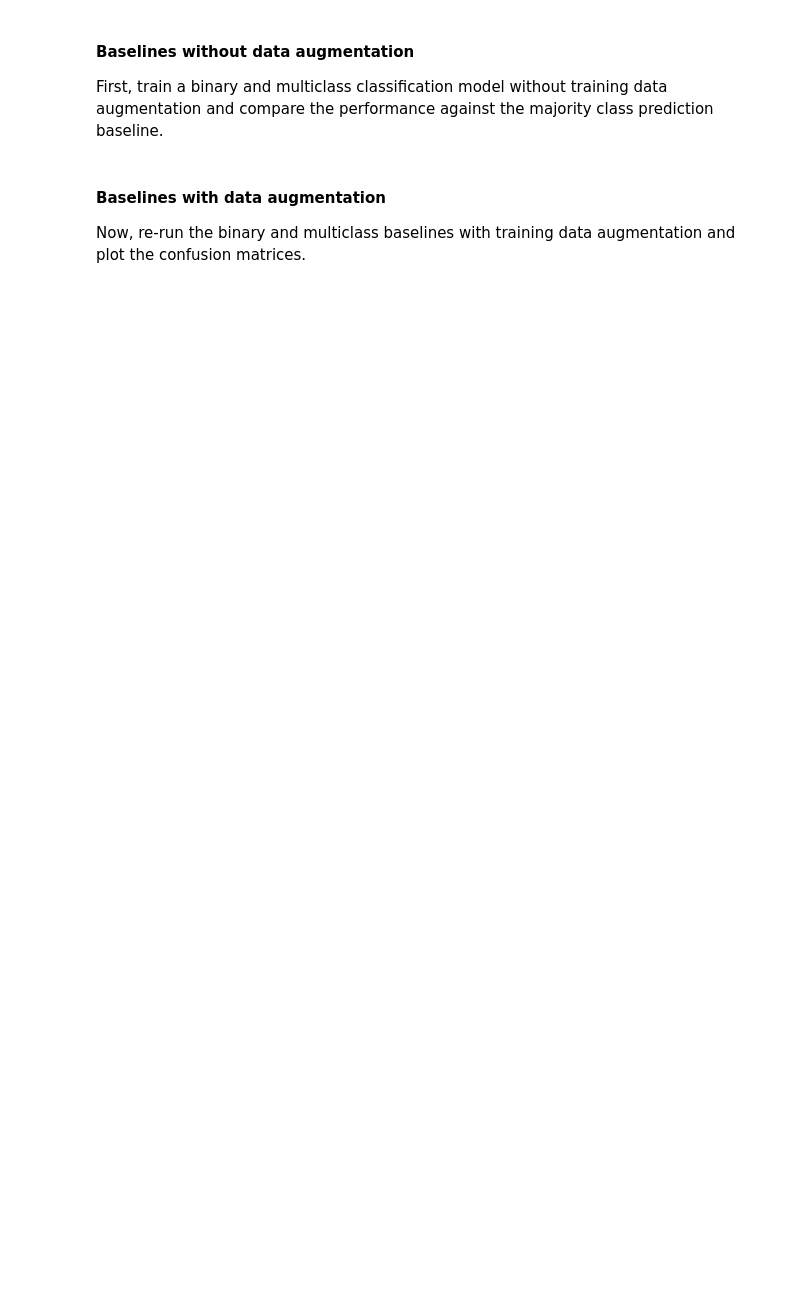
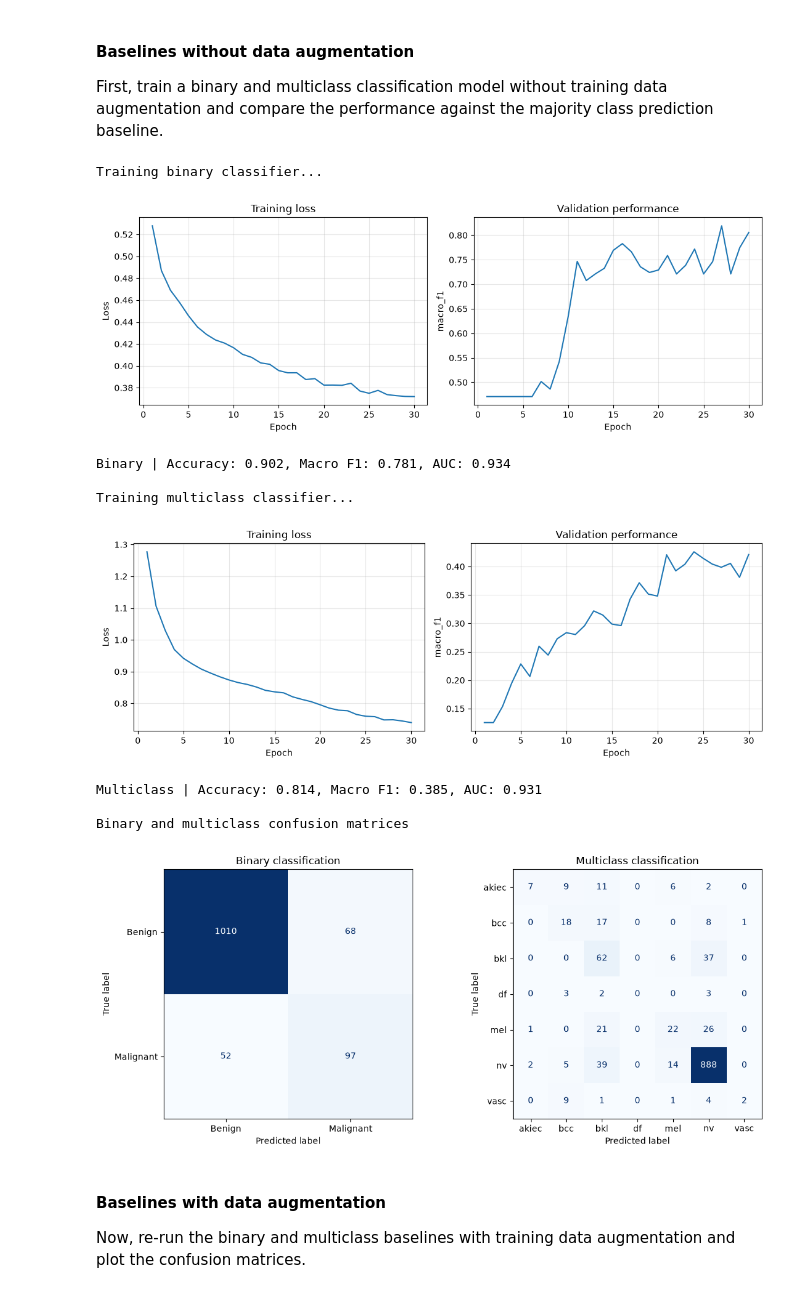
Before and after one commit to Catfish16/WS26ML_EX1, a Jupyter notebook: dermamnist_classification_group_N.ipynb, the cells around one changed output. Cells and saved outputs as stored; diff of their text form; code cells hidden in the pictures; blank space fills up the shorter version.

```diff
--- a/dermamnist_classification_group_N.ipynb
+++ b/dermamnist_classification_group_N.ipynb
@@ -315,6 +330,8 @@ class CustomDataset(Dataset):
     def __getitem__(self, index):
         image = self.images[index]
         label = self.labels[index]
+
+        return image, label
 
 
 def split_to_tensors(split_name, label_key):
@@ -386,17 +403,36 @@ device: cpu
 
 The [torch.nn](https://docs.pytorch.org/docs/2.14/nn.html) namespace provides all the building blocks to build a neural network. As a baseline model, define your own CNN classifier. Think about what layers to include and in what order.
 # %%
+# Note also tested adding one more conv layer with maintained dimeension but it didn't really improve the performance in fact for augmented MC it worsened the performance,
 class SmallCNN(nn.Module):
     def __init__(self, input_size, n_channels, n_outputs):
         super().__init__()
         # Define the convolutional feature extractor and classification head.
-        ## Convolutional feature extractor
+        ## Convolutional feature extractor ##
+        # sequential container executes modules in the order defined
+        self.features = nn.Sequential(
+            # padding with kernel size preserves 28x28 size
+            nn.Conv2d(in_channels=n_channels, out_channels=32, kernel_size=3, padding=1),
+            nn.ReLU(),
+            # output w/h = 14x14
+            nn.MaxPool2d(kernel_size=2, stride=2),
 
+            nn.Conv2d(in_channels=32, out_channels=64, kernel_size=3, padding=1),
+            nn.ReLU(),
+            # output w/h = 7x7
+            nn.MaxPool2d(kernel_size=2, stride=2),
+        )
         ## Classification head
+        self.classifier = nn.Sequential(
+            nn.Flatten(),
+            nn.Linear(in_features=64 * 7 * 7, out_features=n_outputs),
+        )
 
     def forward(self, images):
-        # TODO: Implement the forward pass.
-        raise NotImplementedError("Implement the SmallCNN forward pass.")
+        # Implement the forward pass.
+        features = self.features(images)
+        output = self.classifier(features)
+        return output
 
 
 # Initialize a binary SmallCNN for 28×28 RGB images.
@@ -581,23 +713,46 @@ First, train a binary and multiclass classification model without training data
 # %%
 print("Training binary classifier...")
 binary_model, binary_history, binary_metrics = run_baseline(
     task="binary", n_outputs=1, label_key="dx_bin", augment=None
 )
 print(
     f"Binary | Accuracy: {binary_metrics['accuracy']:.3f}, "
     f"Macro F1: {binary_metrics['macro_f1']:.3f}, AUC: {binary_metrics['auc']:.3f}"
 )
 print()
 print("Training multiclass classifier...")
 multiclass_model, multiclass_history, multiclass_metrics = run_baseline(
     task="multiclass", n_outputs=len(DX_ORDER), label_key="dx_code", augment=None
 )
 print(
     f"Multiclass | Accuracy: {multiclass_metrics['accuracy']:.3f}, "
     f"Macro F1: {multiclass_metrics['macro_f1']:.3f}, AUC: {multiclass_metrics['auc']:.3f}"
 )
 
+print()
+print ("Binary and multiclass confusion matrices")
 plot_confusion_matrices(binary_metrics, multiclass_metrics)
+
+# Metrics definitions for analysis
+metrics_notes = {
+    "Accuracy": "Proportion of all correct predictions (correct_p/total_p), not indicative for imbalanced classes.",
+    "F1": "Combines precision and recall (2 * precision * recall / (precision + recall))",
+    "Precision": "Of all predictions how many belong to the class -> high precision = few false positives",
+    "Recall": "Of all predictions that belong to a class how many were predicted to be in the class -> high recall = few true negatives",
+    "Macro F1": "Calculates F1 for each class then averages the scores, e.g. for binary macro F1 = (F1 benign + F1 malignant) / 2",
+    "AUC": "Area under the ROC curve measures  how well a model ranks positive examples above negative examples across all possible decision thresholds; an AUC of 1.0 indicates perfect separation, while 0.5 indicates performance equivalent to random guessing. Threshold is the probability cutoff that converts a model's score into a class prediction."
+}
+# %% [output]
+Training binary classifier...
+[figure, added]
+Binary | Accuracy: 0.902, Macro F1: 0.781, AUC: 0.934
+
+Training multiclass classifier...
+[figure, added]
+Multiclass | Accuracy: 0.814, Macro F1: 0.385, AUC: 0.931
+
+Binary and multiclass confusion matrices
+[figure, added]
 # %% [markdown]
 #### Baselines with data augmentation
 
```
Also changed, not shown: parts of 11 cells of this notebook.
